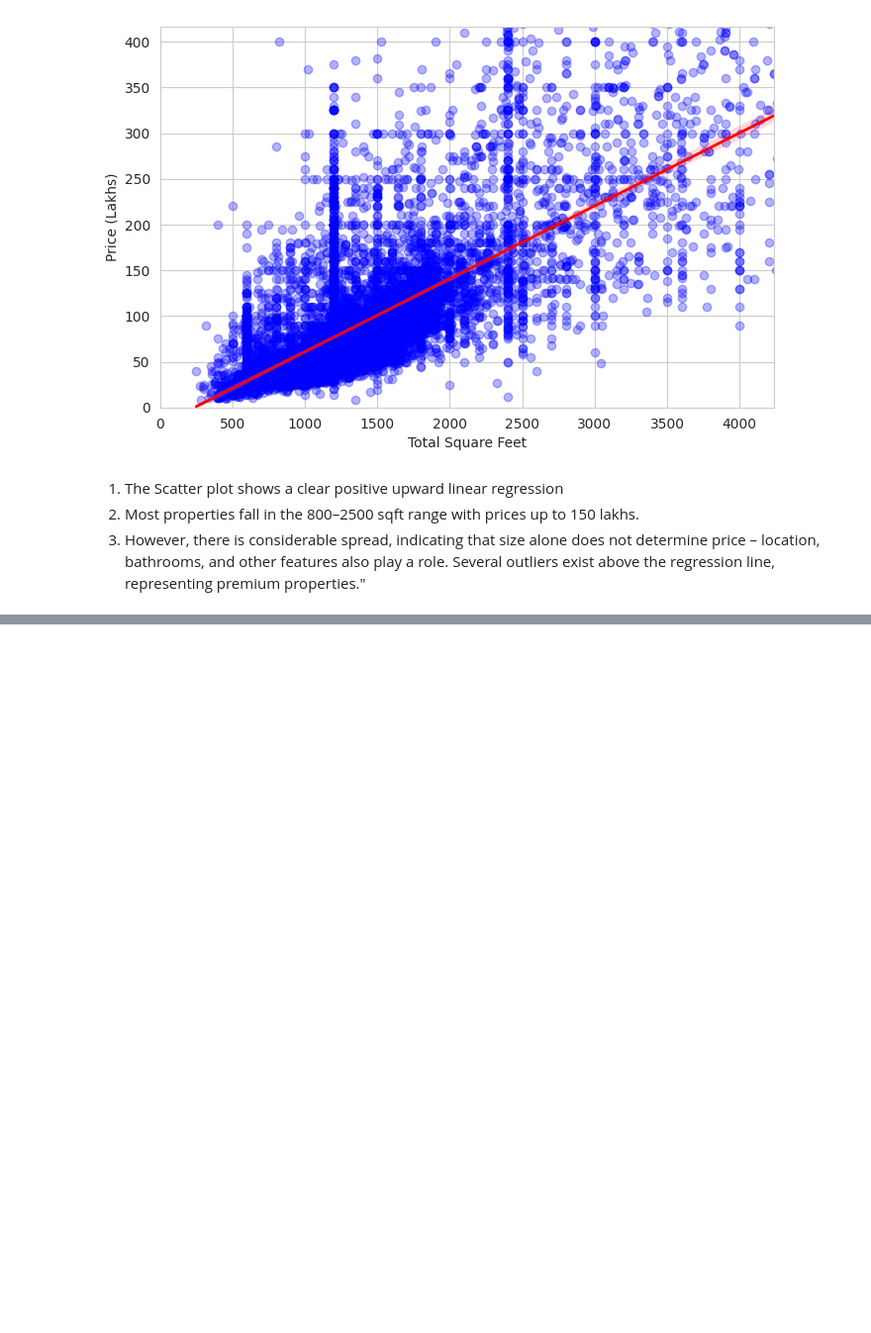
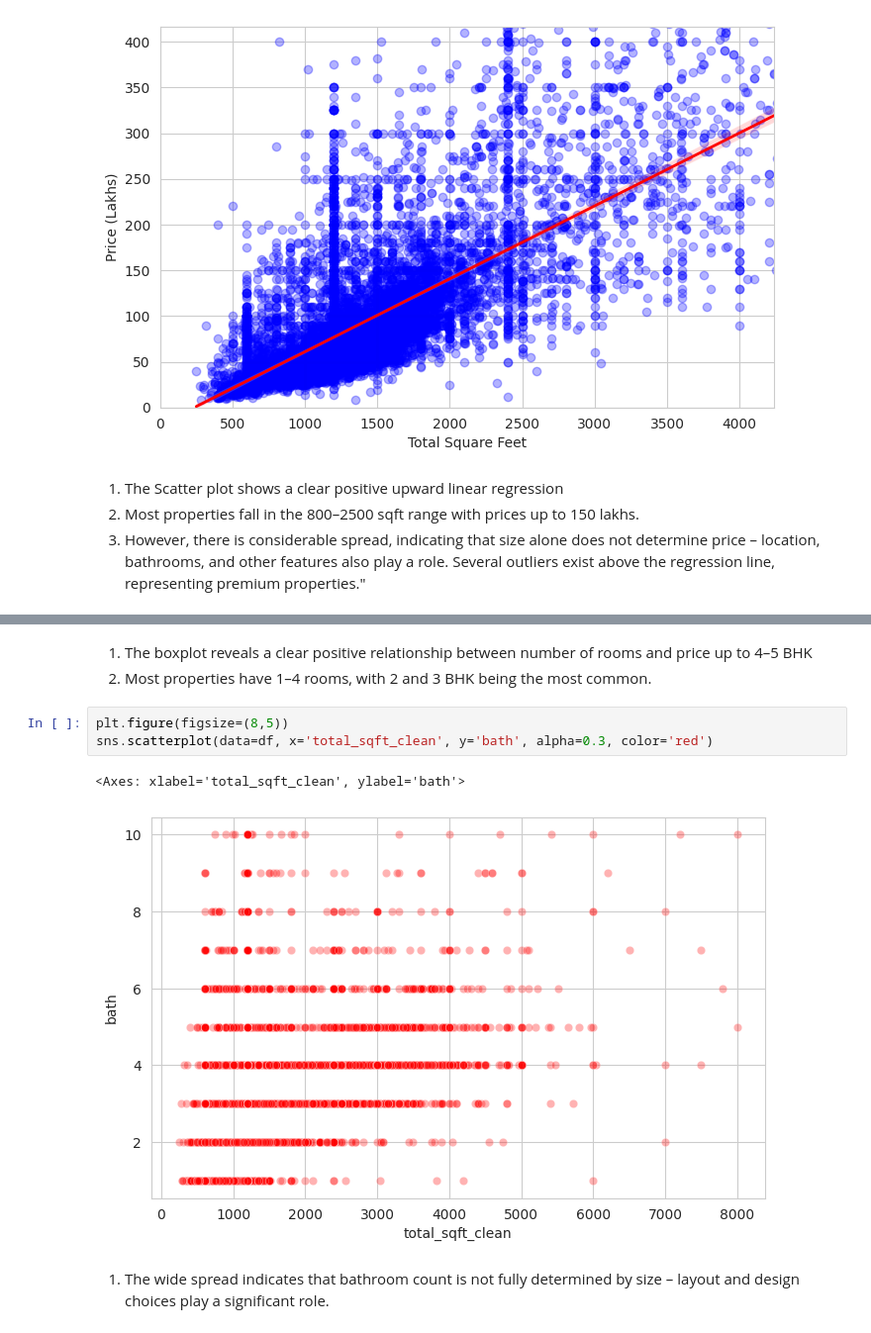
Before and after one commit to Amresh-01/EDA, a Jupyter notebook: House_price.ipynb, the cells around one changed output, grey strips where cells are left out. Shown at 99% size. Drawn from its saved outputs; the diff is of its cells as text; blank space fills up the shorter version.

```diff
--- a/House_price.ipynb
+++ b/House_price.ipynb
@@ -518,0 +532,12 @@ Passing `palette` without assigning `hue` is deprecated and will be removed in v
+# %% [markdown]
+
+1. The boxplot reveals a clear positive relationship between number of rooms and price up to 4–5 BHK
+2. Most properties have 1–4 rooms, with 2 and 3 BHK being the most common.
+# %%
+plt.figure(figsize=(8,5))
+sns.scatterplot(data=df, x='total_sqft_clean', y='bath', alpha=0.3, color='red')
+# %% [output]
+<Axes: xlabel='total_sqft_clean', ylabel='bath'>
+[figure, added]
+# %% [markdown]
+1. The wide spread indicates that bathroom count is not fully determined by size – layout and design choices play a significant role.
```
Also changed, not shown: parts of 12 cells of this notebook.
